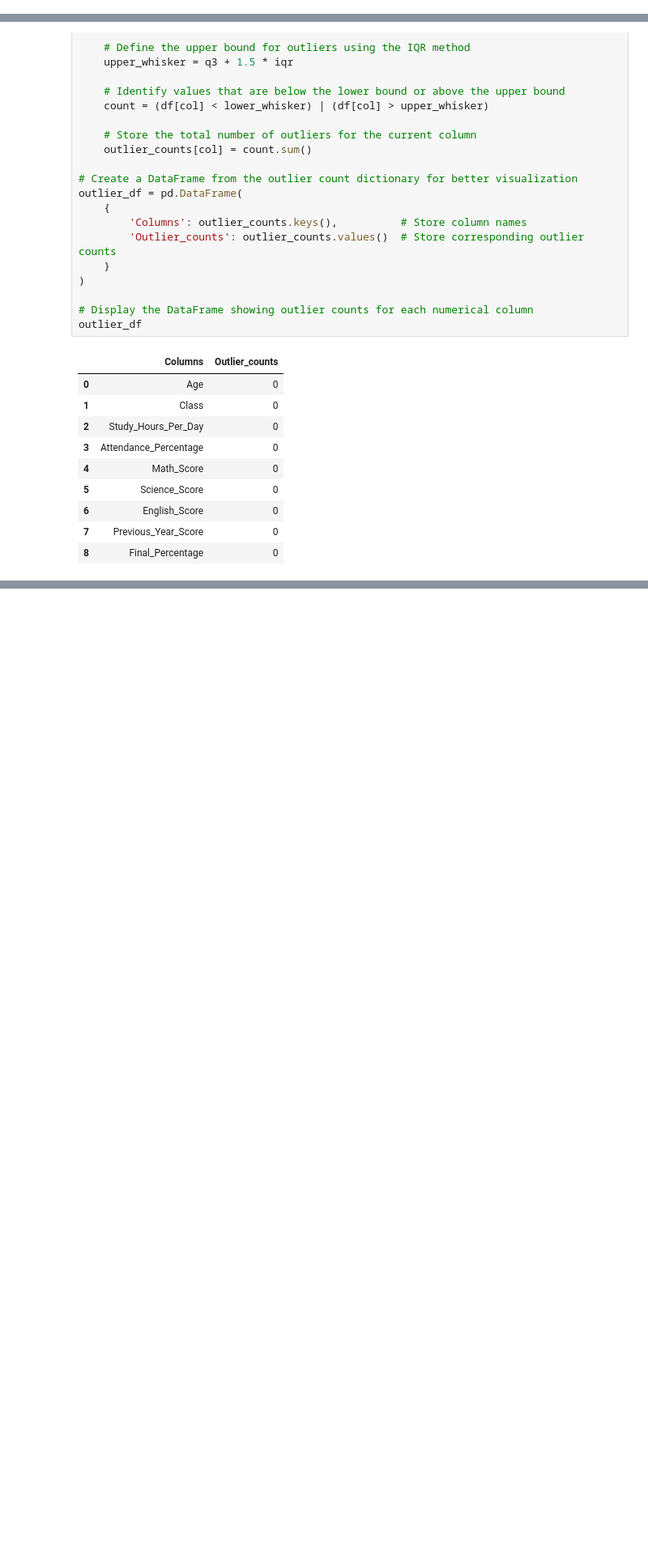
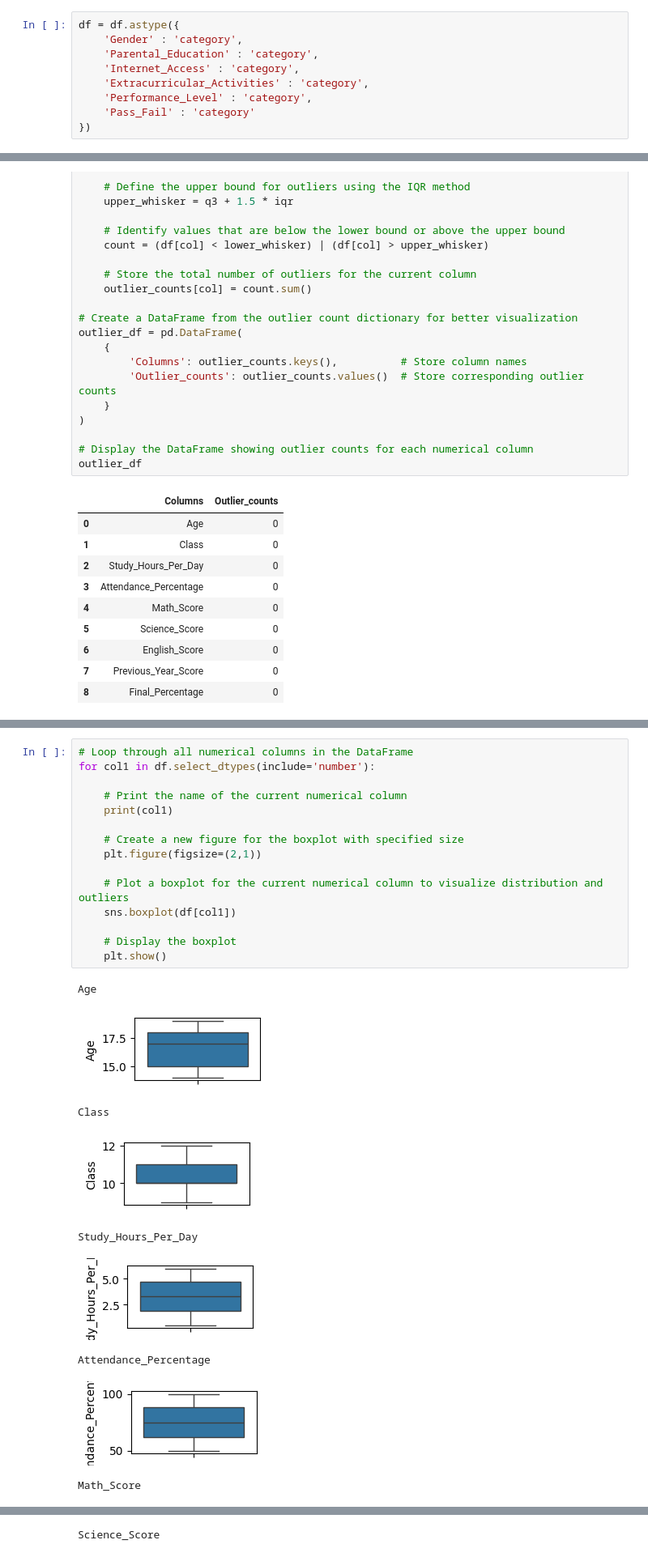
Before and after one commit to Md-Maruf-1727/Machine-Learning-Algorithms, a Jupyter notebook: Decision Tree/Student_Performance/code.ipynb, the cells around one changed output, grey strips where cells are left out. Shown at 81% size. Drawn from its saved outputs; the diff is of its cells as text; blank space fills up the shorter version.

```diff
--- a/Decision Tree/Student_Performance/code.ipynb
+++ b/Decision Tree/Student_Performance/code.ipynb
@@ -104,6 +104,15 @@ Final_Percentage              0
 Performance_Level             0
 Pass_Fail                     0
 dtype: int64
+# %%
+df = df.astype({
+    'Gender' : 'category',
+    'Parental_Education' : 'category',
+    'Internet_Access' : 'category',
+    'Extracurricular_Activities' : 'category',
+    'Performance_Level' : 'category',
+    'Pass_Fail' : 'category'
+})
 # %%
 # Create an empty dictionary to store the number of outliers for each numerical column
 outlier_counts = {}
@@ -155,0 +177,25 @@ outlier_df
+# %%
+# Loop through all numerical columns in the DataFrame
+for col1 in df.select_dtypes(include='number'):
+
+    # Print the name of the current numerical column
+    print(col1)
+
+    # Create a new figure for the boxplot with specified size
+    plt.figure(figsize=(2,1))
+
+    # Plot a boxplot for the current numerical column to visualize distribution and outliers
+    sns.boxplot(df[col1])
+
+    # Display the boxplot
+    plt.show()
+# %% [output]
+Age
+[figure, added]
+Class
+[figure, added]
+Study_Hours_Per_Day
+[figure, added]
+Attendance_Percentage
+[figure, added]
+Math_Score
@@ -155,0 +203 @@ outlier_df
+Science_Score
```
Also changed, not shown: parts of 4 cells of this notebook.
